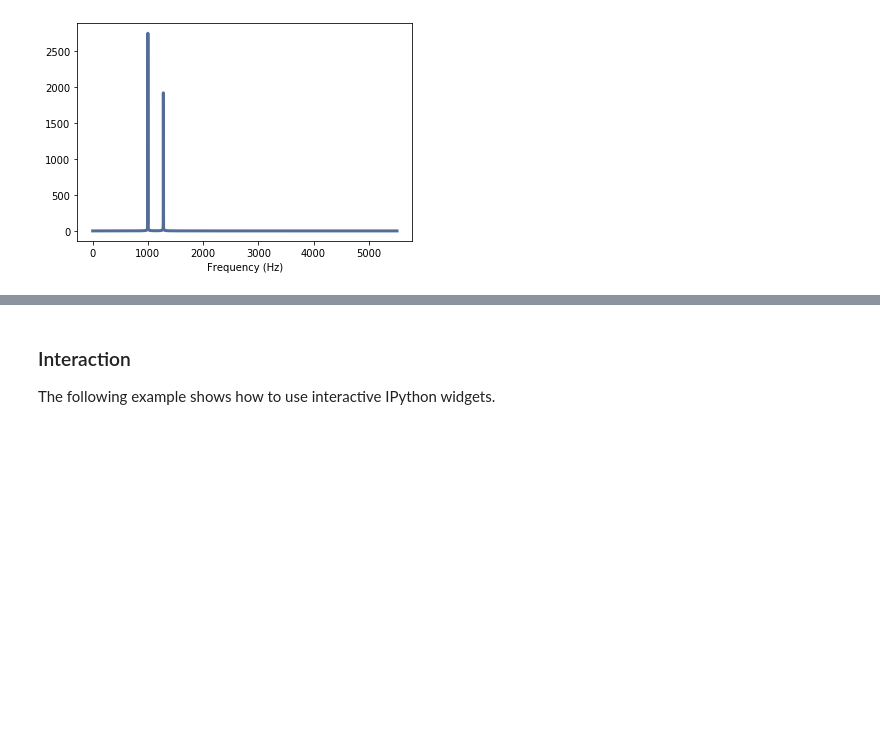
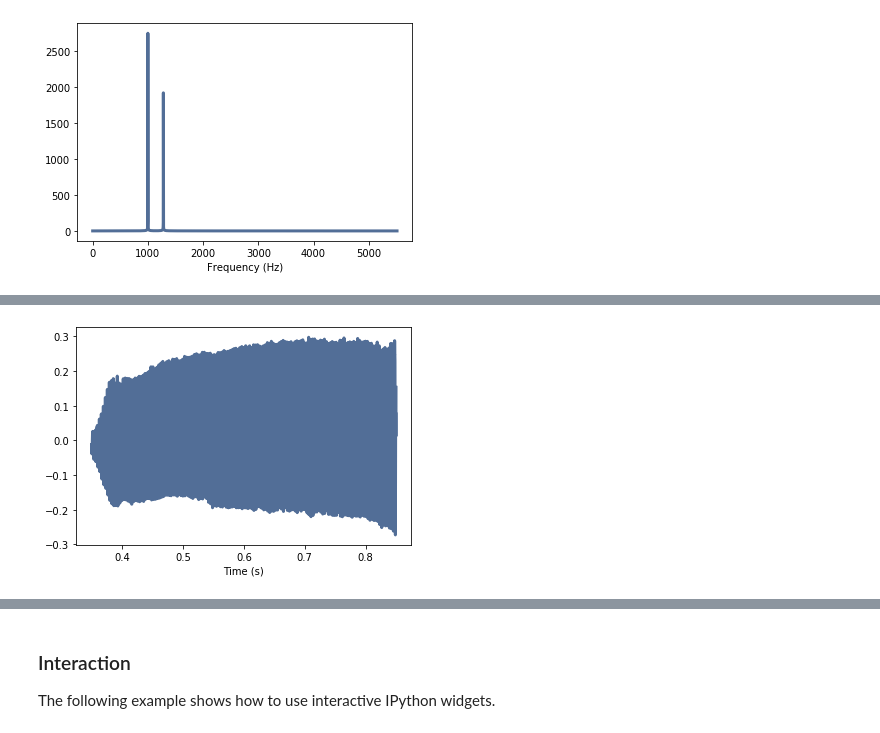
Before and after one commit to meanmedianmoge/ThinkDSP, a Jupyter notebook: code/chap01.ipynb, the cells around one changed output, grey strips where cells are left out. Drawn from its saved outputs; the diff is of its cells as text; code cells hidden in the pictures; blank space fills up the shorter version.

```diff
--- a/code/chap01.ipynb
+++ b/code/chap01.ipynb
@@ -262,0 +270,3 @@ thinkplot.config(xlabel='Frequency (Hz)')
+# %%
+wave = thinkdsp.read_wave('100475__iluppai__saxophone-weep.wav')
+wave.make_audio()
@@ -262,0 +275,8 @@ thinkplot.config(xlabel='Frequency (Hz)')
+# %%
+start = 0.35
+duration = 0.5
+segment = wave.segment(start, duration)
+segment.plot()
+thinkplot.config(xlabel='Time (s)')
+# %% [output]
+[figure, added]
```
Also changed, not shown: parts of 26 cells of this notebook.
